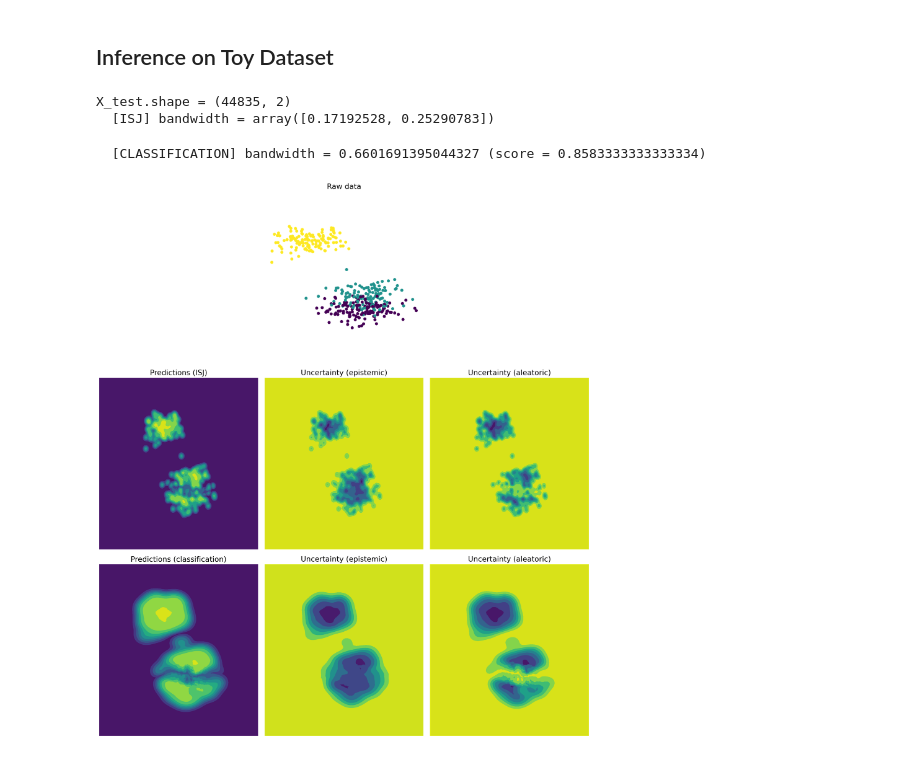
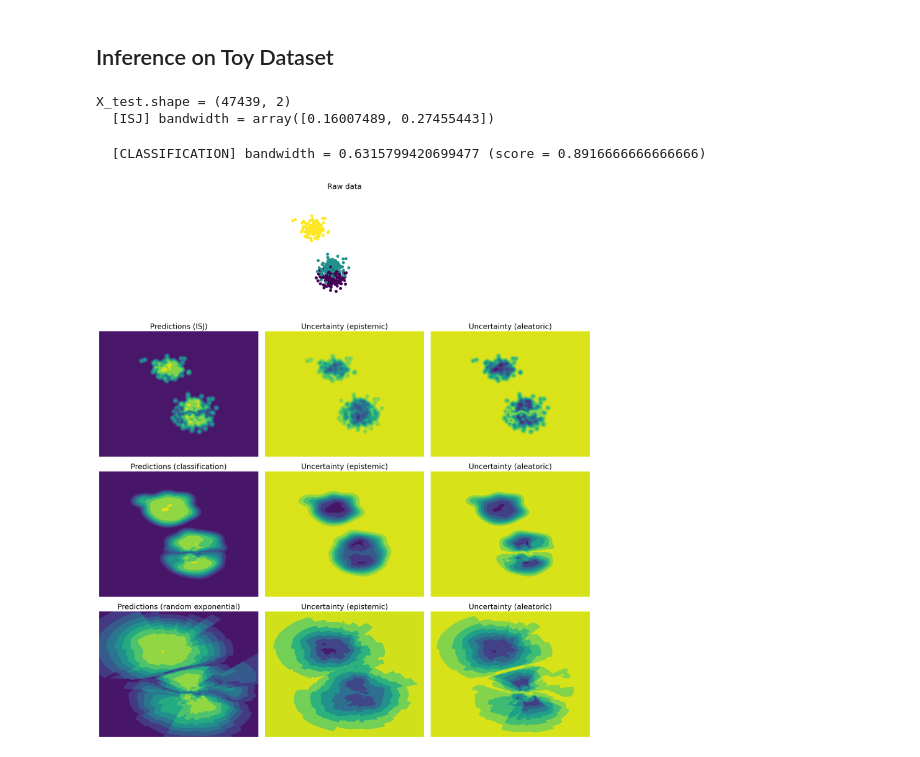
Before and after one commit to stat-ml/NUQ, a Jupyter notebook: examples/example.ipynb, the cells around one changed output. Cells and saved outputs as stored; diff of their text form; code cells hidden in the pictures.

Commit message:
feature: custom bandwidth

```diff
--- a/examples/example.ipynb
+++ b/examples/example.ipynb
@@ -66,6 +66,6 @@ X_train, X_val, y_train, y_val = train_test_split(X, y, test_size=0.2, random_st
 print(f"{X_train.shape = }, {X_val.shape = }")
 
 nuq = NuqClassifier(n_neighbors=20, tune_bandwidth=tune_bandwidth, verbose=True)
-_ = nuq.fit(X_train, y_train)
+_ = nuq.fit(X_train, y_train, np.random.exponential(1, X_train.shape[0])[:, None])
 # %% [output]
 X_train.shape = (40000, 50), X_val.shape = (10000, 50)
@@ -102,46 +116,55 @@ xx, yy = np.meshgrid(np.arange(x_min, x_max, h_x), np.arange(y_min, y_max, h_y))
 X_test = np.c_[xx.ravel(), yy.ravel()]
 print(f"{X_test.shape = }")
 
-fig, ax = plt.subplots(nrows=3, ncols=3, figsize=(16, 18), dpi=200, sharey=True)
+fig, ax = plt.subplots(nrows=4, ncols=3, figsize=(16, 18), dpi=200, sharey=True)
 ax = ax.ravel()
 
 for axis in ax:
     axis.axis("off")
 ax[1].set_title("Raw data")
 ax[1].scatter(X_train[:, 0], X_train[:, 1], c=y_train)
+ax[1].set_xlim(x_min, x_max)
+ax[1].set_xlim(y_min, y_max)
 
-for i, tune_bandwidth in enumerate(["ISJ", "classification"]):
+bandwidth_rand = np.random.exponential(1, X_train.shape[0])[:, None]
+fixed = "random exponential"
+for i, tune_bandwidth in enumerate(["ISJ", "classification", fixed]):
     nuq = NuqClassifier(
-        tune_bandwidth=tune_bandwidth.lower(),
+        tune_bandwidth=tune_bandwidth.lower() if tune_bandwidth != fixed else None,
         kernel_type="RBF",
         n_neighbors=20,
         log_pN=0.0,
         sparse=False,
         verbose=True,
     )
-    nuq.fit(X=X_train, y=y_train)
+
+    nuq.fit(
+        X=X_train,
+        y=y_train,
+        bandwidth=bandwidth_rand if tune_bandwidth == fixed else None,
+    )
 
     first_run = True
     for j, return_uncertainty in enumerate(["epistemic", "aleatoric"]):
         idx = 3 * (i + 1)
 
         probs, uncertainty = nuq.predict_proba(
             X_test, return_uncertainty=return_uncertainty
         )
         if first_run:
             ax[idx].set_title(f"Predictions ({tune_bandwidth})")
             ax[idx].contourf(xx, yy, np.max(probs, axis=-1).reshape(*xx.shape))
             first_run = False
 
         ax[idx + j + 1].set_title(f"Uncertainty ({return_uncertainty})")
         ax[idx + j + 1].contourf(xx, yy, uncertainty.reshape(*xx.shape))
 
 plt.tight_layout()
 plt.show()
 # %% [output]
-X_test.shape = (44835, 2)
-  [ISJ] bandwidth = array([0.17192528, 0.25290783])
+X_test.shape = (47439, 2)
+  [ISJ] bandwidth = array([0.16007489, 0.27455443])
-  [CLASSIFICATION] bandwidth = 0.6601691395044327 (score = 0.8583333333333334)
+  [CLASSIFICATION] bandwidth = 0.6315799420699477 (score = 0.8916666666666666)
-[figure, old version]
+[figure, new version]
 # %%
 fig.savefig("nuq_example.pdf")
```
Also changed, not shown: parts of 2 cells of this notebook, 2 other files.
